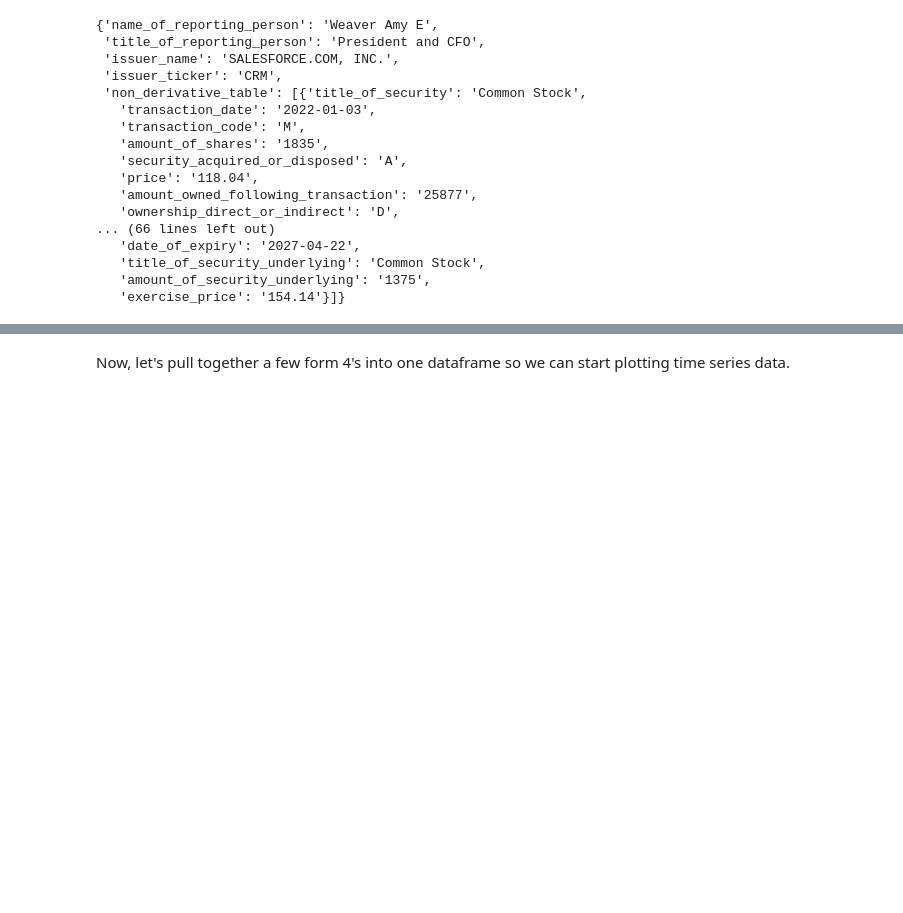
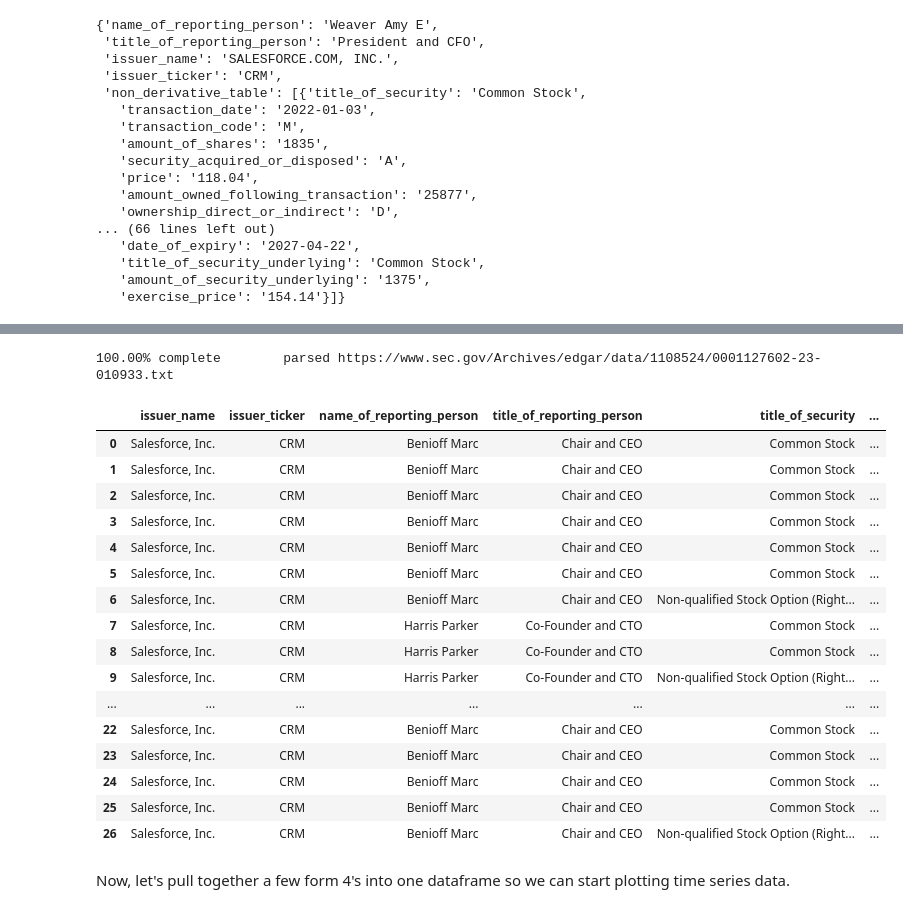
Before and after one commit to khalidelassaad/sec-jupyter, a Jupyter notebook: sec-api.ipynb, the cells around one changed output, grey strips where cells are left out. Drawn from its saved outputs; the diff is of its cells as text; code cells hidden in the pictures; blank space fills up the shorter version.

Commit message:
code: completed end-to-end dataframe creation

```diff
--- a/sec-api.ipynb
+++ b/sec-api.ipynb
@@ -186,8 +186,9 @@ Okay, I have the pieces to read the data correctly from the files and to focus o
 
 Looks like `pd.concat([list of dataframes])` will do the job. Time to stitch it all together.
 # %%
-def print_percent_complete(step, total):
-    print("{:.2f}% complete".format( (step / total) * 100), end = "\r")
+def print_percent_complete(step, total, url = None):
+    url_string = "" if not url else "parsed {}".format(url)
+    print("{:.2f}% complete\t{}".format( (step / total) * 100, url_string), end = "\r")
 # %%
 def get_index_dataframe_for_interested_companies(interested_companies_dict, interested_forms=None, tail=None):
     index_files = ["indices/" + filepath for filepath in os.listdir("indices")]
@@ -206,7 +207,7 @@ def get_index_dataframe_for_interested_companies(interested_companies_dict, inte
                 index_dataframe["Form Type"].isin(interested_forms)
             ]
         return_dataframe = pd.concat([return_dataframe, index_dataframe])
-        print_percent_complete(i, len(index_files) - 1)
+        print_percent_complete(i + 1, len(index_files))
     print()
     return_dataframe['Filename'] = "https://www.sec.gov/Archives/" + return_dataframe['Filename']
     return return_dataframe.reset_index(drop=True)
@@ -447,3 +480,50 @@ form_4_dataframe = get_form_4_transaction_dataframe_from_form_4_dict(form_4_dict
+# %%
+def get_form_4_dataframe_from_index_dataframe(index_dataframe, run_once_override=run_once_override):
+    if not run_once_override:
+        return -1
+    # set up form 4 return_dataframe
+    return_dataframe = pd.DataFrame()
+    # for form 4 URL
+    for i, url in enumerate(index_dataframe["Filename"]):
+        # get form 4 contents from URL
+        file_contents = get_url_to_outstring(url, run_once_override)
+        # parse XML_tree from form 4 contents
+        XML_tree = get_XML_tree_from_form_string(file_contents)
+        # construct form_4_dict from XML_tree
+        form_4_dict = get_form_4_dict_from_XML_tree(XML_tree)
+        # construct form_4_dataframe from form_4_dict
+        form_4_dataframe = get_form_4_transaction_dataframe_from_form_4_dict(form_4_dict)
+        # merge form_4_dataframe into return_dataframe
+        return_dataframe = pd.concat([return_dataframe, form_4_dataframe])
+        # print progress bar
+        print_percent_complete(i + 1, len(index_dataframe["Filename"]), url=url)
+    print()
+    return return_dataframe.reset_index(drop=True)
+# %%
+form_4_dataframe = get_form_4_dataframe_from_index_dataframe(
+    interested_company_form_4_index.tail(),
+    True
+)
+form_4_dataframe
+# %% [output]
+100.00% complete        parsed https://www.sec.gov/Archives/edgar/data/1108524/0001127602-23-010933.txt
+|  | issuer_name | issuer_ticker | name_of_reporting_person | title_of_reporting_person | title_of_security | ... |
+| 0 | Salesforce, Inc. | CRM | Benioff Marc | Chair and CEO | Common Stock | ... |
+| 1 | Salesforce, Inc. | CRM | Benioff Marc | Chair and CEO | Common Stock | ... |
+| 2 | Salesforce, Inc. | CRM | Benioff Marc | Chair and CEO | Common Stock | ... |
+| 3 | Salesforce, Inc. | CRM | Benioff Marc | Chair and CEO | Common Stock | ... |
+| 4 | Salesforce, Inc. | CRM | Benioff Marc | Chair and CEO | Common Stock | ... |
+| 5 | Salesforce, Inc. | CRM | Benioff Marc | Chair and CEO | Common Stock | ... |
+| 6 | Salesforce, Inc. | CRM | Benioff Marc | Chair and CEO | Non-qualified Stock Option (Right... | ... |
+| 7 | Salesforce, Inc. | CRM | Harris Parker | Co-Founder and CTO | Common Stock | ... |
+| 8 | Salesforce, Inc. | CRM | Harris Parker | Co-Founder and CTO | Common Stock | ... |
+| 9 | Salesforce, Inc. | CRM | Harris Parker | Co-Founder and CTO | Non-qualified Stock Option (Right... | ... |
+| ... | ... | ... | ... | ... | ... | ... |
+| 22 | Salesforce, Inc. | CRM | Benioff Marc | Chair and CEO | Common Stock | ... |
+| 23 | Salesforce, Inc. | CRM | Benioff Marc | Chair and CEO | Common Stock | ... |
+| 24 | Salesforce, Inc. | CRM | Benioff Marc | Chair and CEO | Common Stock | ... |
+| 25 | Salesforce, Inc. | CRM | Benioff Marc | Chair and CEO | Common Stock | ... |
+| 26 | Salesforce, Inc. | CRM | Benioff Marc | Chair and CEO | Non-qualified Stock Option (Right... | ... |
 # %% [markdown]
 Now, let's pull together a few form 4's into one dataframe so we can start plotting time series data.
 # %%
```
Also changed, not shown: parts of 11 cells of this notebook.
